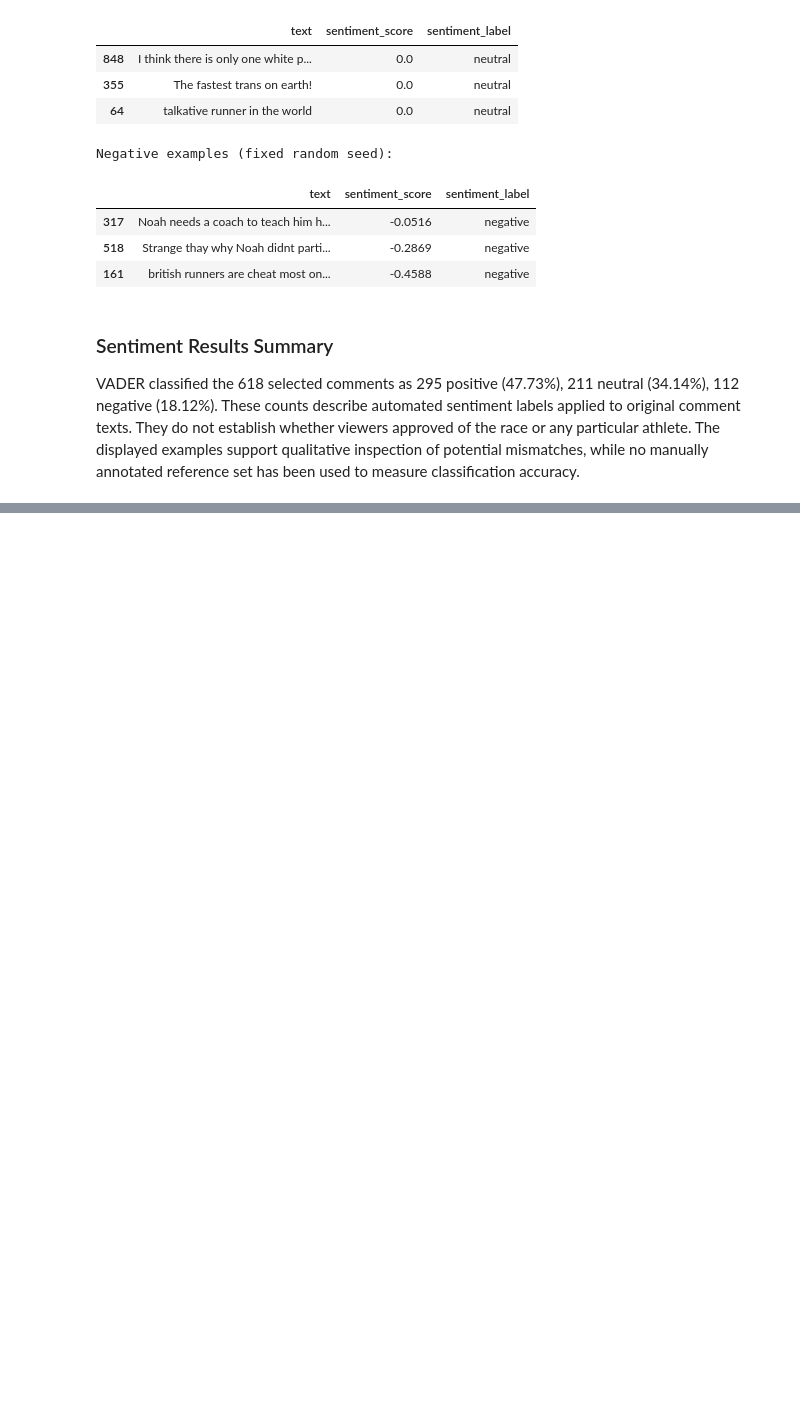
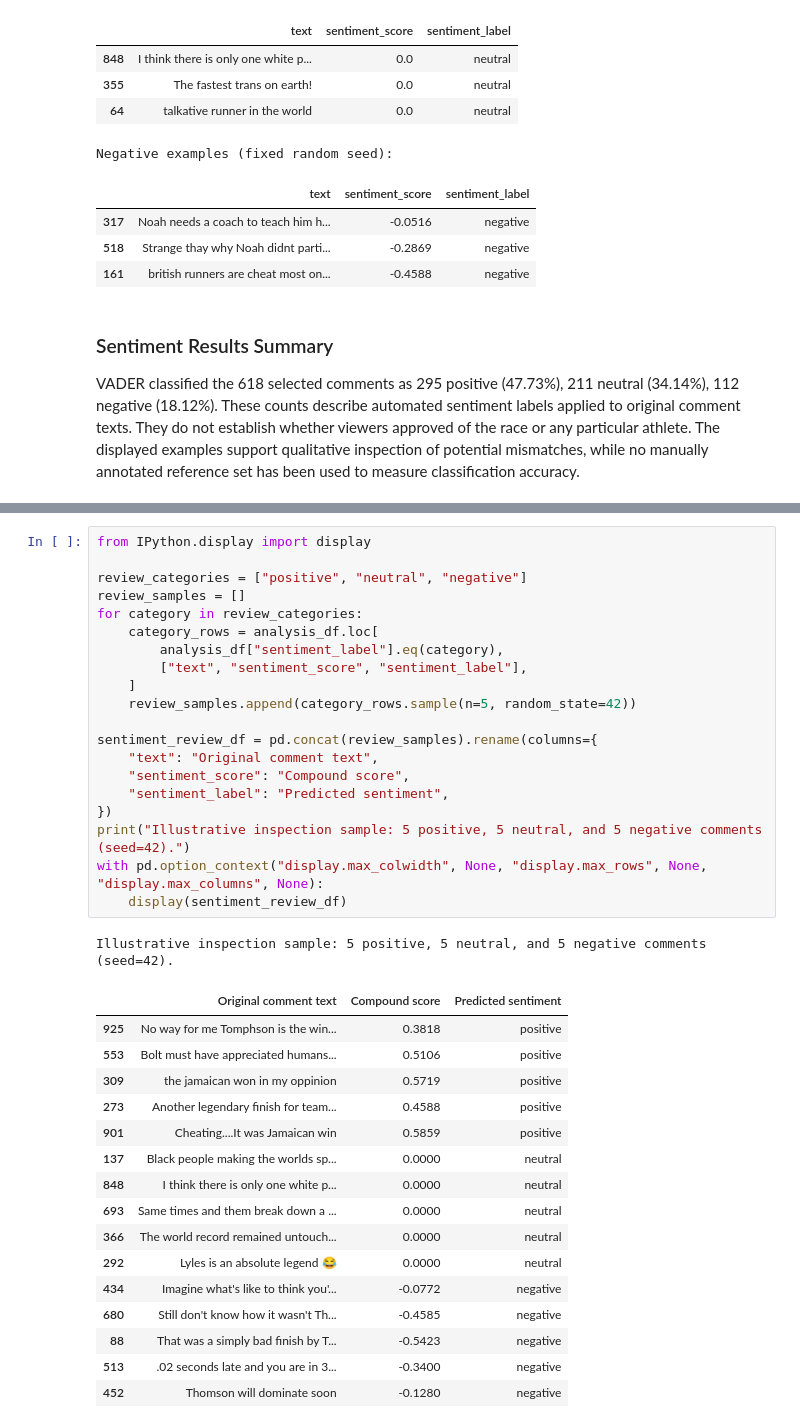
Before and after one commit to nandapieri/olympics-100-meters-final-analysis, a Jupyter notebook: olympics_100m_nlp.ipynb, the cells around one changed output, grey strips where cells are left out. Cells and saved outputs as stored; diff of their text form; blank space fills up the shorter version.

Commit message:
feat: add qualitative review sample of VADER classifications

```diff
--- a/olympics_100m_nlp.ipynb
+++ b/olympics_100m_nlp.ipynb
@@ -747,0 +754,38 @@ VADER classified the 618 selected comments as 295 positive (47.73%), 211 neutral
+# %%
+from IPython.display import display
+
+review_categories = ["positive", "neutral", "negative"]
+review_samples = []
+for category in review_categories:
+    category_rows = analysis_df.loc[
+        analysis_df["sentiment_label"].eq(category),
+        ["text", "sentiment_score", "sentiment_label"],
+    ]
+    review_samples.append(category_rows.sample(n=5, random_state=42))
+
+sentiment_review_df = pd.concat(review_samples).rename(columns={
+    "text": "Original comment text",
+    "sentiment_score": "Compound score",
+    "sentiment_label": "Predicted sentiment",
+})
+print("Illustrative inspection sample: 5 positive, 5 neutral, and 5 negative comments (seed=42).")
+with pd.option_context("display.max_colwidth", None, "display.max_rows", None, "display.max_columns", None):
+    display(sentiment_review_df)
+# %% [output]
+Illustrative inspection sample: 5 positive, 5 neutral, and 5 negative comments (seed=42).
+|  | Original comment text | Compound score | Predicted sentiment |
+| 925 | No way for me Tomphson is the win... | 0.3818 | positive |
+| 553 | Bolt must have appreciated humans... | 0.5106 | positive |
+| 309 | the jamaican won in my oppinion | 0.5719 | positive |
+| 273 | Another legendary finish for team... | 0.4588 | positive |
+| 901 | Cheating....It was Jamaican win | 0.5859 | positive |
+| 137 | Black people making the worlds sp... | 0.0000 | neutral |
+| 848 | I think there is only one white p... | 0.0000 | neutral |
+| 693 | Same times and them break down a ... | 0.0000 | neutral |
+| 366 | The world record remained untouch... | 0.0000 | neutral |
+| 292 | Lyles is an absolute legend 😂 | 0.0000 | neutral |
+| 434 | Imagine what's like to think you'... | -0.0772 | negative |
+| 680 | Still don't know how it wasn't Th... | -0.4585 | negative |
+| 88 | That was a simply bad finish by T... | -0.5423 | negative |
+| 513 | .02 seconds late and you are in 3... | -0.3400 | negative |
+| 452 | Thomson will dominate soon | -0.1280 | negative |
```
Also changed, not shown: parts of 1 cell of this notebook, 1 other file.
